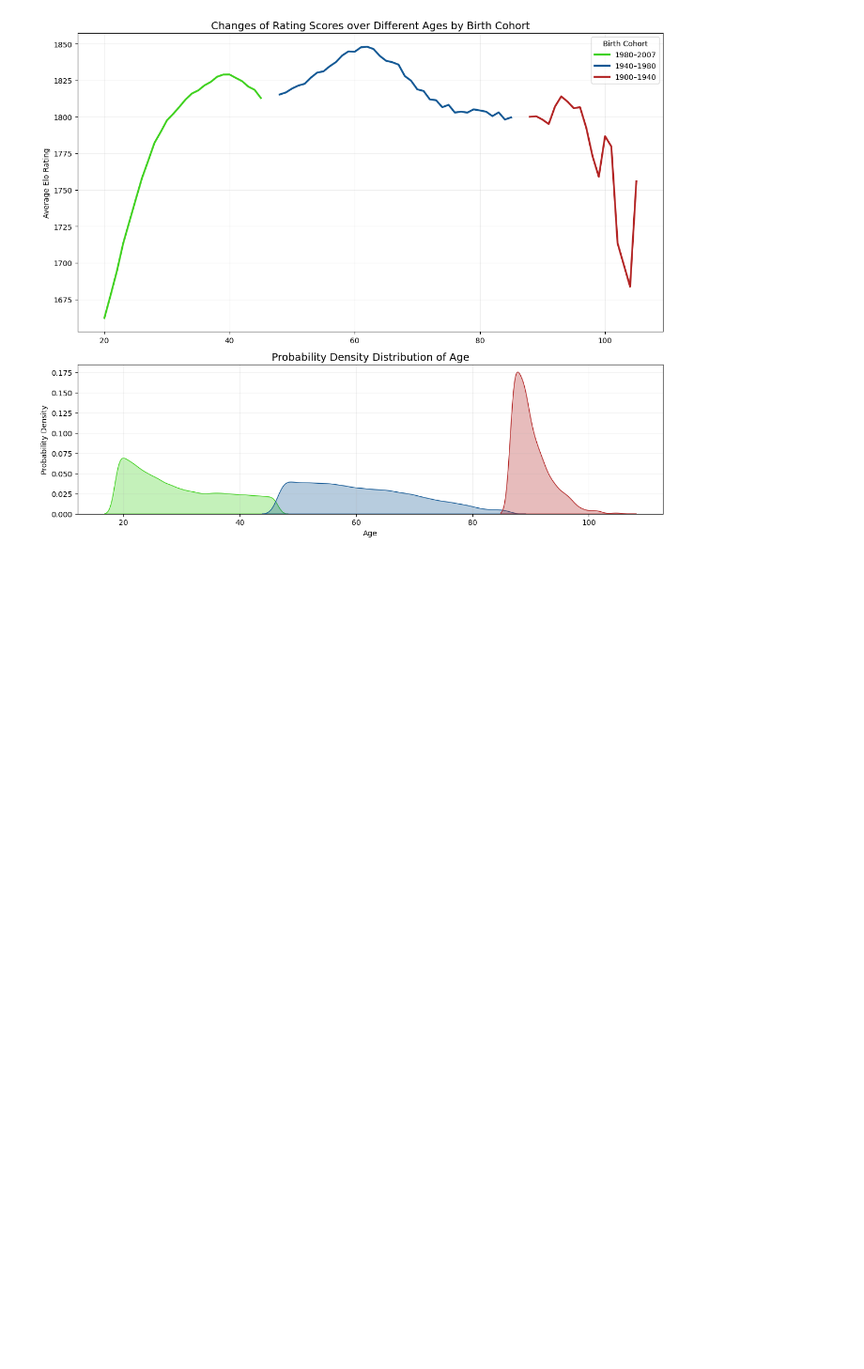
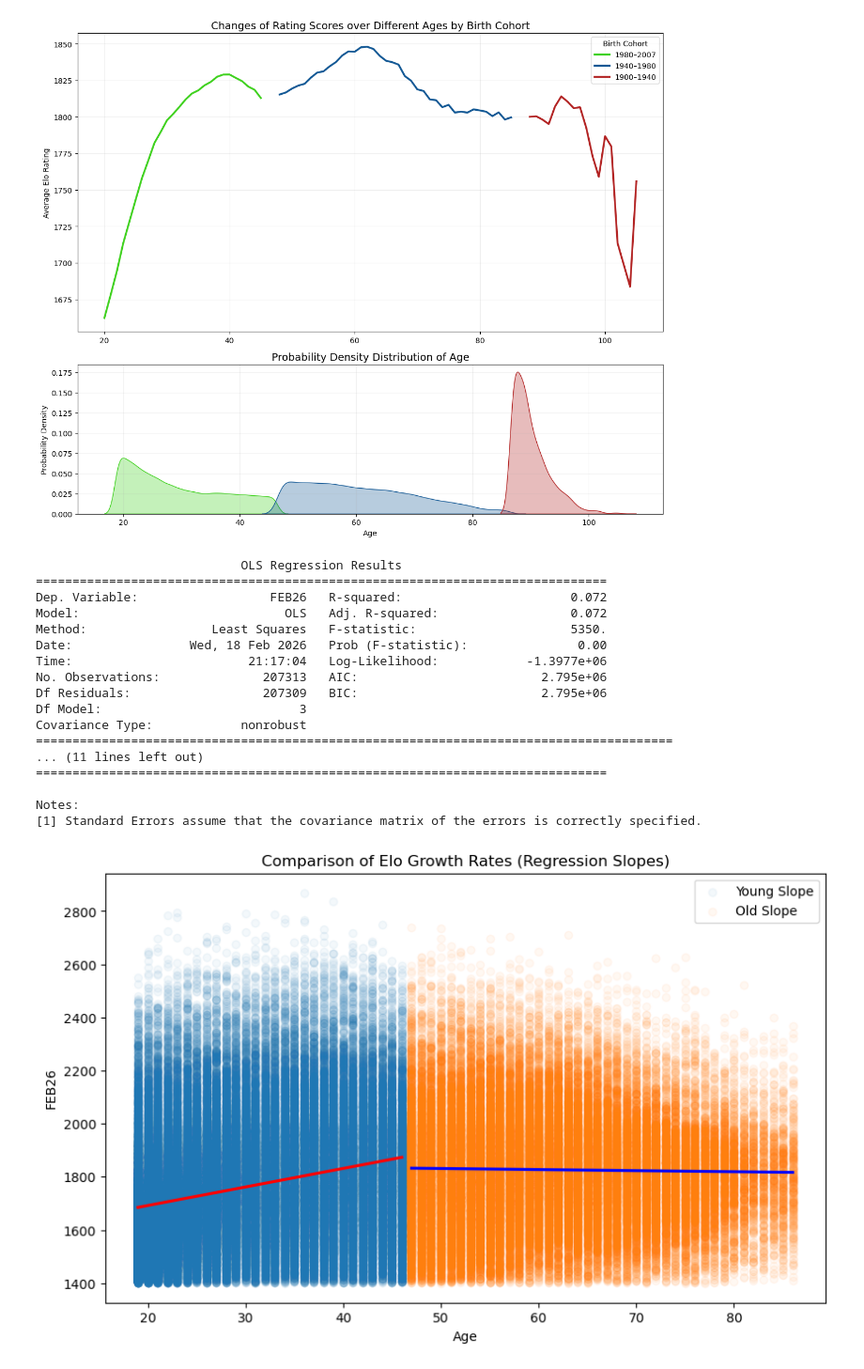
Before and after one commit to SalmaAllam8/chess-players-performance-analysis-, a Jupyter notebook: FIDE blitz.ipynb, the cells around one changed output. Shown at 94% size. Cells and saved outputs as stored; diff of their text form; code cells hidden in the pictures; blank space fills up the shorter version.

Commit message:
"regression analysis"

```diff
--- a/FIDE blitz.ipynb
+++ b/FIDE blitz.ipynb
@@ -128,3 +129,49 @@ plt.tight_layout()
 plt.show()
 # %% [output]
 [figure]
+# %%
+# 1. Prepare the two groups
+def categorize(year):
+    if 1980 <= year <= 2007: return 'Young'
+    if 1940 <= year < 1980: return 'Old'
+    return None
+
+df['Cohort'] = df['B-day'].apply(categorize)
+# Drop players not in these two specific groups for the regression
+df_reg = df.dropna(subset=['Cohort']).copy()
+
+# 2. Run the Regression Model
+# The 'Age * Cohort' syntax automatically includes both main effects and the interaction
+model = smf.ols(formula="FEB26 ~ Age * Cohort", data=df_reg).fit()
+
+print(model.summary())
+
+# 3. Visualize the Regression Slopes
+plt.figure(figsize=(10, 6))
+sns.regplot(data=df_reg[df_reg['Cohort']=='Young'], x='Age', y='FEB26',
+            scatter_kws={'alpha':0.05}, line_kws={'color':'red'}, label='Young Slope')
+sns.regplot(data=df_reg[df_reg['Cohort']=='Old'], x='Age', y='FEB26',
+            scatter_kws={'alpha':0.05}, line_kws={'color':'blue'}, label='Old Slope')
+
+plt.title('Comparison of Elo Growth Rates (Regression Slopes)')
+plt.legend()
+plt.show()
+# %% [output]
+                            OLS Regression Results
+==============================================================================
+Dep. Variable:                  FEB26   R-squared:                       0.072
+Model:                            OLS   Adj. R-squared:                  0.072
+Method:                 Least Squares   F-statistic:                     5350.
+Date:                Wed, 18 Feb 2026   Prob (F-statistic):               0.00
+Time:                        21:17:04   Log-Likelihood:            -1.3977e+06
+No. Observations:              207313   AIC:                         2.795e+06
+Df Residuals:                  207309   BIC:                         2.795e+06
+Df Model:                           3
+Covariance Type:            nonrobust
+=======================================================================================
+... (11 lines left out)
+==============================================================================
+
+Notes:
+[1] Standard Errors assume that the covariance matrix of the errors is correctly specified.
+[figure, added]
```
Also changed, not shown: parts of 1 cell of this notebook.
